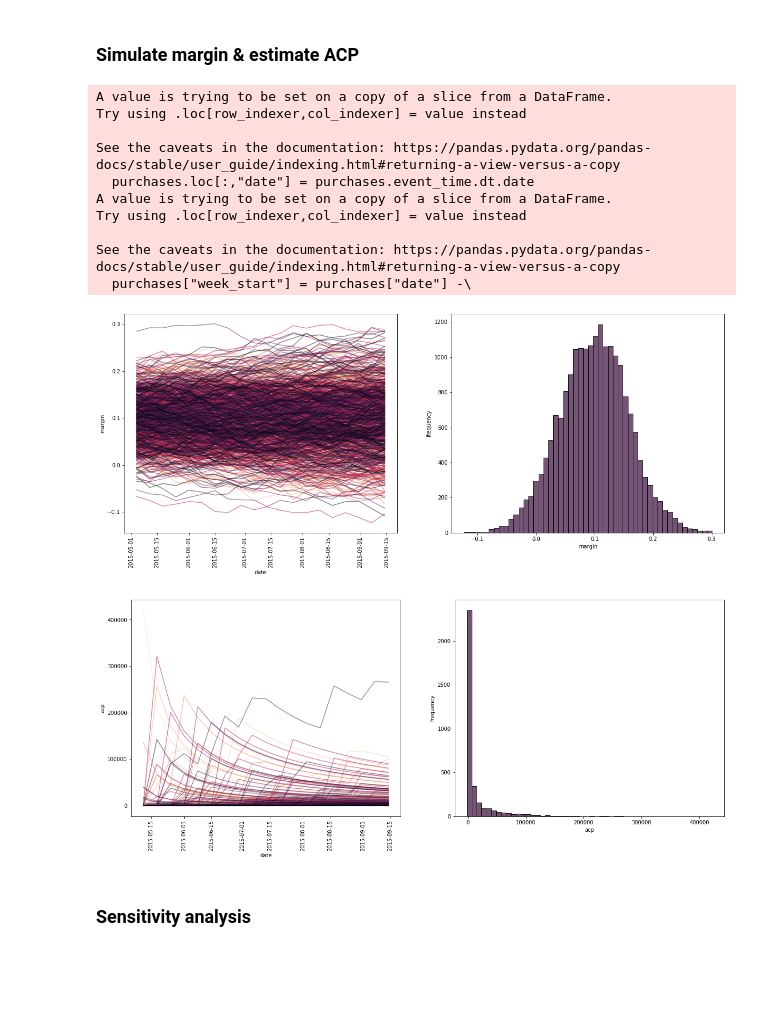
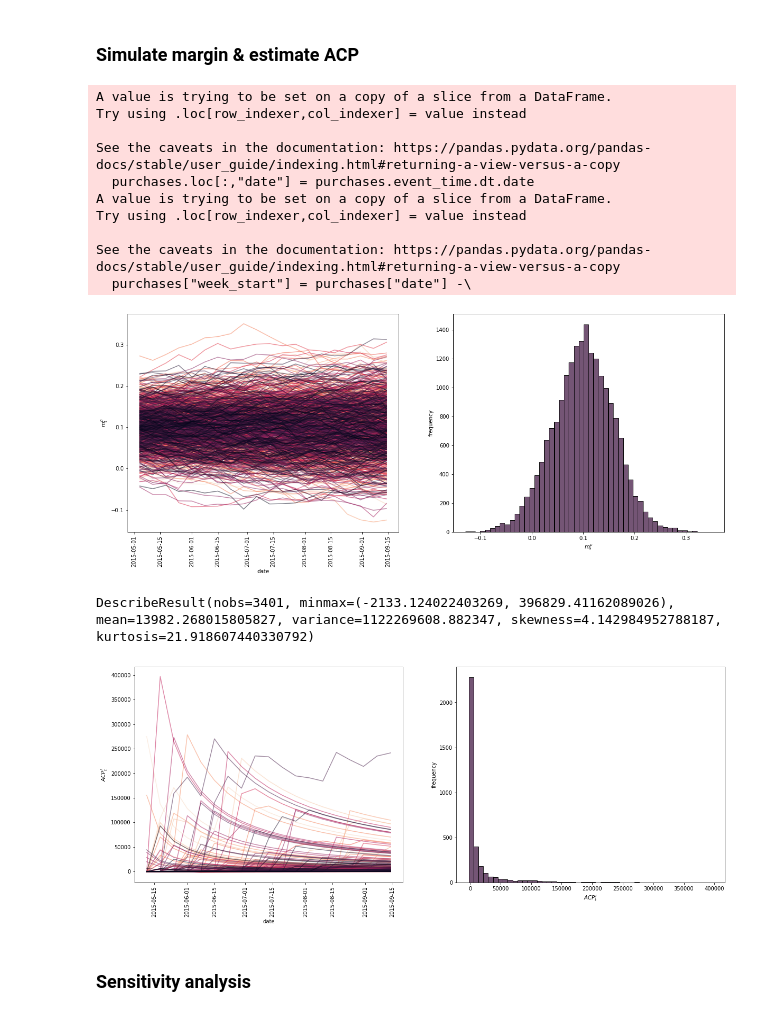
Before and after one commit to fridrichmrtn/churn-modeling, a Jupyter notebook: jupyters/profit-dev.ipynb, the cells around one changed output. Cells and saved outputs as stored; diff of their text form; code cells hidden in the pictures; blank space fills up the shorter version.

```diff
--- a/jupyters/profit-dev.ipynb
+++ b/jupyters/profit-dev.ipynb
@@ -14,27 +14,30 @@ def simulate_margin(products, dates, loc, scale):
     margins["product_id"] = products
     return margins
 
-def plot_simulated_data(data, x, y, hue):
+def plot_simulated_data(data, setup):
     import pandas as pd
     import seaborn as sns
     import matplotlib.pyplot as plt
 
+
+    x, y, hue = setup["x"], setup["y"], setup["hue"]
+    labs = setup["labs"]
     fig, axs = plt.subplots(1,2, figsize=(20,7.5))
     # walk
     sns.lineplot(data=data,
         x=x, y=y, hue=hue,
         legend=False, palette=sns.color_palette("rocket_r", as_cmap=True),
         alpha=0.5, ax=axs[0]);
-    axs[0].set_ylabel(y);
+    axs[0].set_ylabel(labs["y"]);
     axs[0].tick_params(axis='x', rotation=90);
-    axs[0].set_xlabel(x);
+    axs[0].set_xlabel(labs["x"]);
     # hist
     sns.histplot(data=data,
         x=y, bins=50,
         color=sns.color_palette("rocket",10)[1],
         ax=axs[1]);
     axs[1].set_ylabel("frequency");
-    axs[1].set_xlabel(y);
+    axs[1].set_xlabel(labs["y"]);
 
 def get_purchases(path="../data/raw/retailrocket/events"):
     import numpy as np
@@ -64,6 +67,7 @@ def get_acp(purchases, margins, target_size=4):
         (user_acp.groupby("user_id").cumcount()+1)
     return user_acp.loc[:,["user_id", "date", "acp"]]
 
+#NOTE: CLEAN UP LOC FROM NAMING - CLASHING WITH THE METHODS WHEN USING DOTS
 def simulate_acp(purchases, loc, scale, seed=0):
     import numpy as np
     import pandas as pd
@@ -75,42 +79,52 @@ def simulate_acp(purchases, loc, scale, seed=0):
     margins = pd.melt(margins, id_vars=["product_id"],
             var_name="date", value_name="margin")
     user_acp = get_acp(purchases, margins, 4)
-    return pd.DataFrame([[loc, scale, seed, user_acp.acp.mean(), user_acp.acp.std()]],
-        columns=["loc","scale", "seed", "mu", "sigma"])
+    #return pd.DataFrame([[loc, scale, seed, user_acp.acp.mean(), user_acp.acp.std()]],
+    #    columns=["loc","scale", "seed", "mu", "sigma"])
+    user_acp["loc"] = loc
+    user_acp["scale"] = scale
+    user_acp["seed"] = seed
+    return user_acp
 # %% [markdown]
 ### Simulate margin & estimate ACP
 # %%
 # SIMULATE MARGINS
 import pandas as pd
 purchases = get_purchases()
 # simulation
 loc = 0.10
 scale = 0.05
 dates = purchases.sort_values("week_start").week_start.unique()
 products = purchases.product_id.unique()
 margins = simulate_margin(products, dates, loc, scale)
 margins = pd.melt(margins, id_vars=["product_id"],
         var_name="date", value_name="margin")
 # plot
 prod_subset = margins.product_id.isin(margins.product_id.unique()[:1000])
-plot_simulated_data(margins[prod_subset], x="date", y="margin", hue="product_id")
+plot_conf = {"x":"date", "y":"margin", "hue":"product_id", "labs":{"x":"date", "y":"$m^p_t$"}}
+plot_simulated_data(margins[prod_subset], plot_conf)
 # %% [output]
 A value is trying to be set on a copy of a slice from a DataFrame.
 Try using .loc[row_indexer,col_indexer] = value instead
 
 See the caveats in the documentation: https://pandas.pydata.org/pandas-docs/stable/user_guide/indexing.html#returning-a-view-versus-a-copy
   purchases.loc[:,"date"] = purchases.event_time.dt.date
 A value is trying to be set on a copy of a slice from a DataFrame.
 Try using .loc[row_indexer,col_indexer] = value instead
 
 See the caveats in the documentation: https://pandas.pydata.org/pandas-docs/stable/user_guide/indexing.html#returning-a-view-versus-a-copy
   purchases["week_start"] = purchases["date"] -\
-[figure, old version]
+[figure, new version]
 # %%
 user_acp =  get_acp(purchases, margins, target_size=4)
-plot_simulated_data(user_acp, x="date", y="acp", hue="user_id")
+plot_conf = {"x":"date", "y":"acp", "hue":"user_id", "labs":{"x":"date", "y":"$ACP^i_t$"}}
+plot_simulated_data(user_acp, plot_conf)
+
+from scipy.stats import describe
+describe(user_acp.acp)
 # %% [output]
+DescribeResult(nobs=3401, minmax=(-2133.124022403269, 396829.41162089026), mean=13982.268015805827, variance=1122269608.882347, skewness=4.142984952788187, kurtosis=21.918607440330792)
-[figure, old version]
+[figure, new version]
 # %% [markdown]
 ### Sensitivity analysis
 # %%
```
Also changed, not shown: parts of 6 cells of this notebook.
